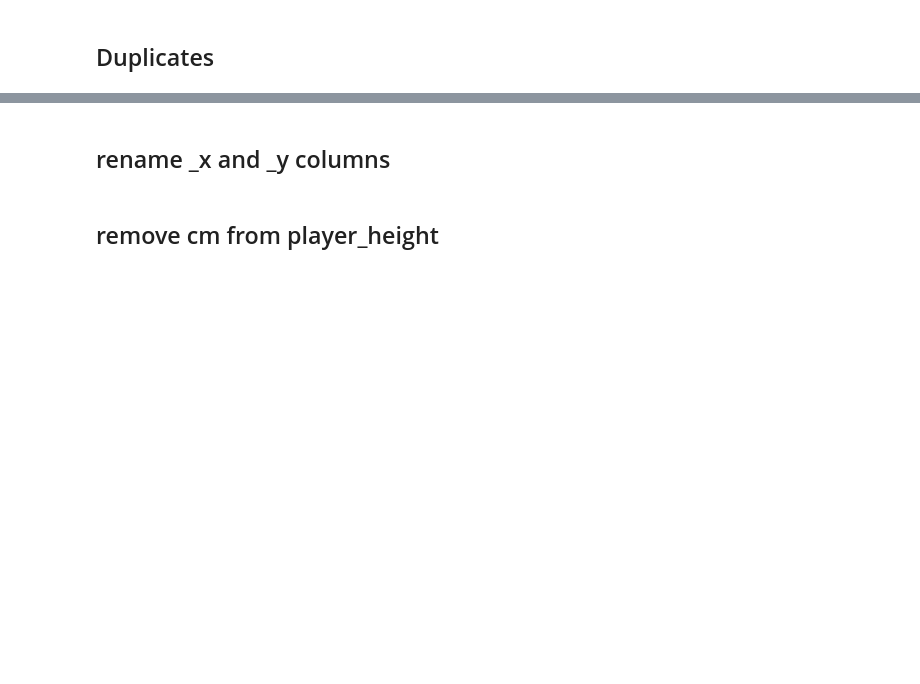
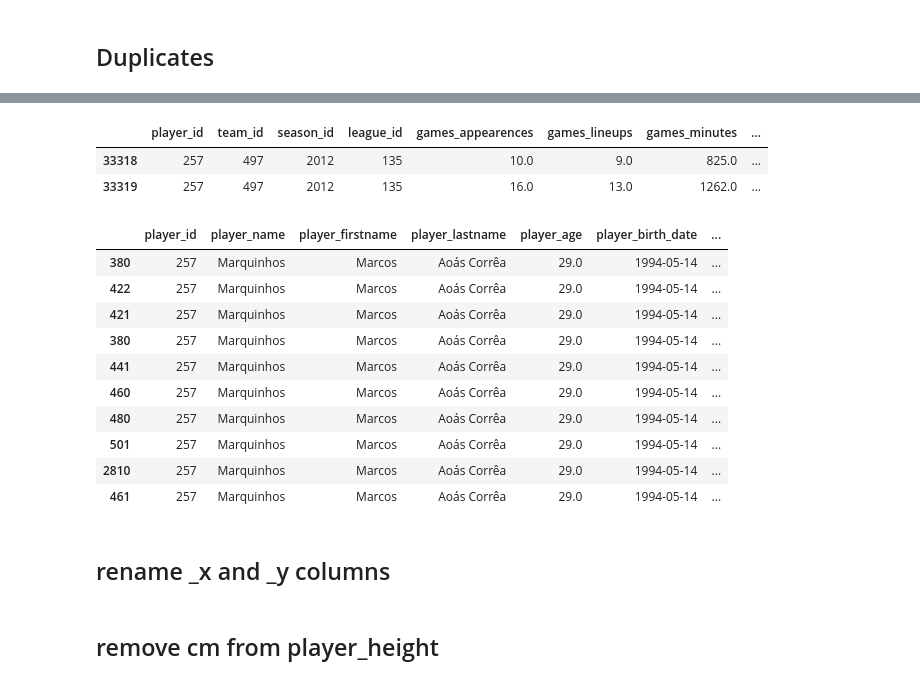
Before and after one commit to victor-shvets/Sports-analytics, a Jupyter notebook: football-transform.ipynb, the cells around one changed output, grey strips where cells are left out. Drawn from its saved outputs; the diff is of its cells as text; code cells hidden in the pictures; blank space fills up the shorter version.

```diff
--- a/football-transform.ipynb
+++ b/football-transform.ipynb
@@ -199,3 +252,29 @@ memory usage: 30.7+ MB
+# %%
+df2 = dfFootballML[(dfFootballML['player_id'] == 257) & (dfFootballML['team_id'] == 497) & (dfFootballML['season_id'] == 2012)]\
+.iloc[:,0:]
+
+df2[['player_id','team_id','season_id','league_id','games_appearences','games_lineups','games_minutes',\
+'substitutes_in','substitutes_out','substitutes_bench','goals_total','cards_yellow']]
+# %% [output]
+|  | player_id | team_id | season_id | league_id | games_appearences | games_lineups | games_minutes | ... |
+| 33318 | 257 | 497 | 2012 | 135 | 10.0 | 9.0 | 825.0 | ... |
+| 33319 | 257 | 497 | 2012 | 135 | 16.0 | 13.0 | 1262.0 | ... |
+# %%
+dfPlayersCSV[dfPlayersCSV['player_id'] == 257]
+
+# dfPlayerStatsCSV[(dfPlayerStatsCSV['player_id'] == 42) & (dfPlayerStatsCSV['season_id'] == 2021)]
+# %% [output]
+|  | player_id | player_name | player_firstname | player_lastname | player_age | player_birth_date | ... |
+| 380 | 257 | Marquinhos | Marcos | Aoás Corrêa | 29.0 | 1994-05-14 | ... |
+| 422 | 257 | Marquinhos | Marcos | Aoás Corrêa | 29.0 | 1994-05-14 | ... |
+| 421 | 257 | Marquinhos | Marcos | Aoás Corrêa | 29.0 | 1994-05-14 | ... |
+| 380 | 257 | Marquinhos | Marcos | Aoás Corrêa | 29.0 | 1994-05-14 | ... |
+| 441 | 257 | Marquinhos | Marcos | Aoás Corrêa | 29.0 | 1994-05-14 | ... |
+| 460 | 257 | Marquinhos | Marcos | Aoás Corrêa | 29.0 | 1994-05-14 | ... |
+| 480 | 257 | Marquinhos | Marcos | Aoás Corrêa | 29.0 | 1994-05-14 | ... |
+| 501 | 257 | Marquinhos | Marcos | Aoás Corrêa | 29.0 | 1994-05-14 | ... |
+| 2810 | 257 | Marquinhos | Marcos | Aoás Corrêa | 29.0 | 1994-05-14 | ... |
+| 461 | 257 | Marquinhos | Marcos | Aoás Corrêa | 29.0 | 1994-05-14 | ... |
 # %% [markdown]
 ## rename _x and _y columns
 # %% [markdown]
```
Also changed, not shown: parts of 25 cells of this notebook, 4 other files.
